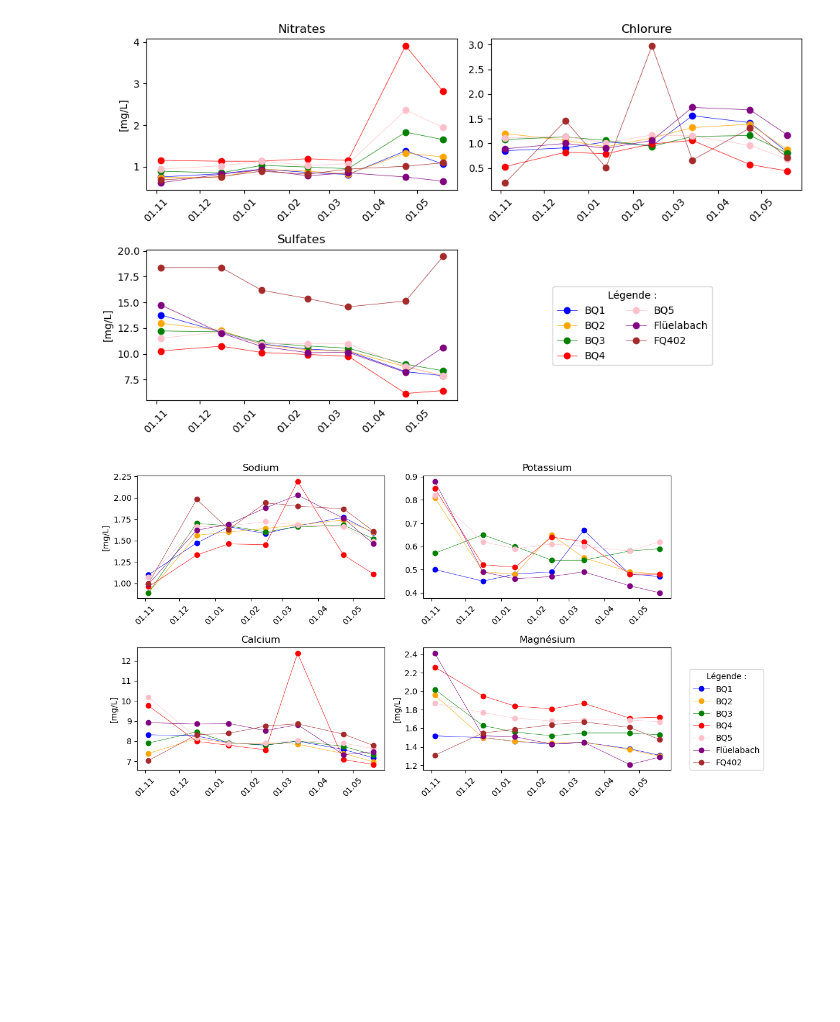
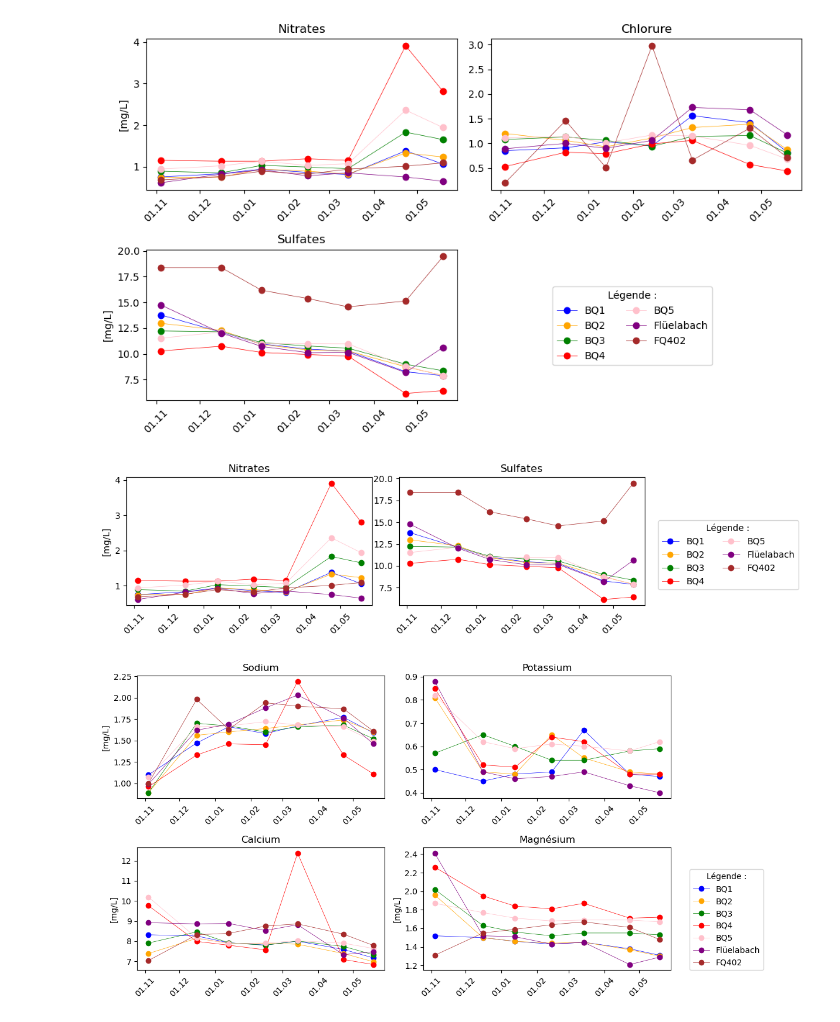
Before and after one commit to axel2927/tb_davos, a Jupyter notebook: davos_chimie_1.ipynb, the cells around one changed output. Cells and saved outputs as stored; diff of their text form; code cells hidden in the pictures; blank space fills up the shorter version.

```diff
--- a/davos_chimie_1.ipynb
+++ b/davos_chimie_1.ipynb
@@ -1000,6 +1034,65 @@ plt.tight_layout()
 plt.show()
 # %% [output]
 [figure]
+# %%
+#Anions
+
+fig,axes = plt.subplots(1, 2, figsize=(9,3))
+
+#fig.delaxes(axes[1, 1])
+
+axes[0].plot(dates_mesures, no3_bq1, marker='o', lw=0.5, color='blue', label='BQ1')
+axes[0].plot(dates_mesures, no3_bq2, marker='o', lw=0.5, color='orange', label='BQ2')
+axes[0].plot(dates_mesures, no3_bq3, marker='o', lw=0.5, color='green', label='BQ3')
+axes[0].plot(dates_mesures, no3_bq4, marker='o', lw=0.5, color='red', label='BQ4')
+axes[0].plot(dates_mesures, no3_bq5, marker='o', lw=0.5, color='pink', label='BQ5')
+axes[0].plot(dates_mesures, no3_fb, marker='o', lw=0.5, color='purple', label='Flüelabach')
+axes[0].plot(dates_mesures, no3_fq402, marker='o', lw=0.5, color='brown', label='FQ402')
+axes[0].set_title('Nitrates')
+axes[0].set_ylabel('[mg/L]')
+
+
+axes[1].plot(dates_mesures, so4_bq1, marker='o', lw=0.5, color='blue', label='BQ1')
+axes[1].plot(dates_mesures, so4_bq2, marker='o', lw=0.5, color='orange', label='BQ2')
+axes[1].plot(dates_mesures, so4_bq3, marker='o', lw=0.5, color='green', label='BQ3')
+axes[1].plot(dates_mesures, so4_bq4, marker='o', lw=0.5, color='red', label='BQ4')
+axes[1].plot(dates_mesures, so4_bq5, marker='o', lw=0.5, color='pink', label='BQ5')
+axes[1].plot(dates_mesures, so4_fb, marker='o', lw=0.5, color='purple', label='Flüelabach')
+axes[1].plot(dates_mesures, so4_fq402, marker='o', lw=0.5, color='brown', label='FQ402')
+axes[1].set_title('Sulfates')
+#axes[1].set_ylabel('[mg/L]')
+
+
+for ax in axes.flat:
+    ax.xaxis.set_major_formatter(mdates.DateFormatter('%d.%m'))
+    ax.tick_params(axis='x', rotation=45)
+    ax.xaxis.set_tick_params(labelbottom=True)
+
+ax_legende = fig.add_axes([1, 0.5, 0.26, 0.18])  # à ajuster selon ta mise en page
+ax_legende.axis('off')  # cacher les axes
+
+# Récupérer les handles une fois
+handles, labels = axes[0].get_legend_handles_labels()
+
+# Afficher la légende dans l'axe vide
+ax_legende.legend(handles, labels, loc='center', frameon=False)
+
+# Afficher la légende avec encadrement, titre et colonnes
+ax_legende.legend(
+    handles,
+    labels,
+    loc='upper center',
+    frameon=True,
+    ncol=2,
+    title='Légende :'
+)
+
+
+plt.tight_layout()
+plt.savefig('evolution_nitrates_sulfates.png', dpi=300, bbox_inches='tight')
+plt.show()
+# %% [output]
+[figure, added]
 # %%
 #Cations
 
```
Also changed, not shown: parts of 3 cells of this notebook.
